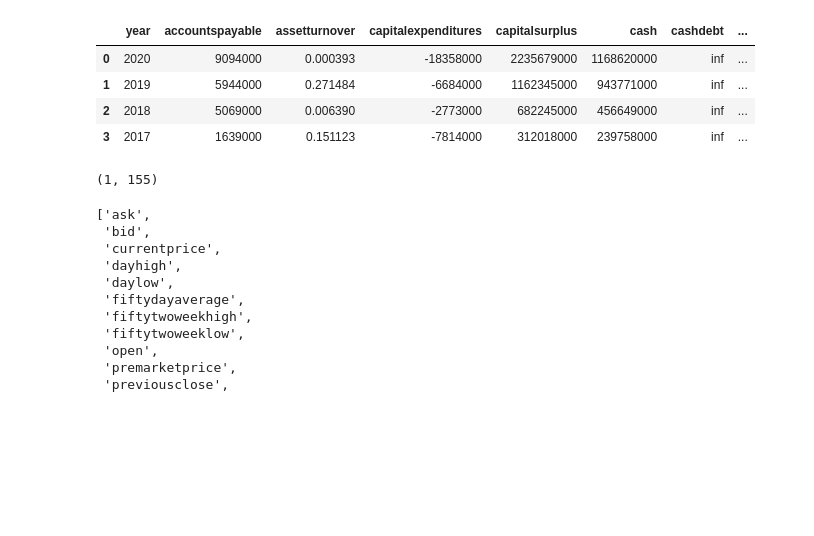
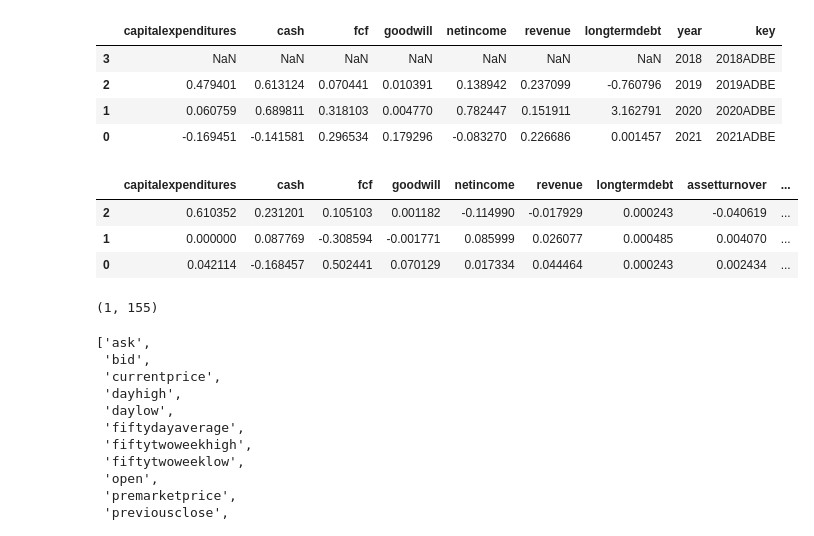
Before and after one commit to Michiel-DK/tracker, a Jupyter notebook: notebooks/try2.ipynb, the cells around one changed output. Cells and saved outputs as stored; diff of their text form; code cells hidden in the pictures; blank space fills up the shorter version.

Commit message:
added growth

```diff
--- a/notebooks/try2.ipynb
+++ b/notebooks/try2.ipynb
@@ -10,7 +7,7 @@ The autoreload extension is already loaded. To reload it, use:
 # %%
 pd.set_option("display.max_rows", None, "display.max_columns", None)
 # %%
-adbe = Yahoo('CRSP')
+adbe = Yahoo('ADBE', timing='q')
 # %%
 adbe.get_financials()
 # %% [output]
@@ -22,11 +51,25 @@ adbe.get_financials()
+# %%
+growth = fundamentals[['capitalexpenditures', 'cash', 'fcf', 'goodwill', 'netincome', 'revenue', 'longtermdebt']].pct_change()
+growth['year'] = fundamentals['year']
+growth['key'] = fundamentals['key']
+growth
+
+
+#[['assetturnover', 'fcfmargin', 'netmargin', 'operatingmargin', 'roa', 'roe', 'roic']]
+#[['currentratio', 'financialleverage', 'receivablessales', 'debtequity', 'equityasset', 'goodwillassets']]
+# %% [output]
+|  | capitalexpenditures | cash | fcf | goodwill | netincome | revenue | longtermdebt | year | key |
+| 3 | NaN | NaN | NaN | NaN | NaN | NaN | NaN | 2018 | 2018ADBE |
+| 2 | 0.479401 | 0.613124 | 0.070441 | 0.010391 | 0.138942 | 0.237099 | -0.760796 | 2019 | 2019ADBE |
+| 1 | 0.060759 | 0.689811 | 0.318103 | 0.004770 | 0.782447 | 0.151911 | 3.162791 | 2020 | 2020ADBE |
+| 0 | -0.169451 | -0.141581 | 0.296534 | 0.179296 | -0.083270 | 0.226686 | 0.001457 | 2021 | 2021ADBE |
 # %%
-adbe.get_fundamentals()
+adbe.get_growth()
 # %% [output]
-|  | year | accountspayable | assetturnover | capitalexpenditures | capitalsurplus | cash | cashdebt | ... |
-| 0 | 2020 | 9094000 | 0.000393 | -18358000 | 2235679000 | 1168620000 | inf | ... |
-| 1 | 2019 | 5944000 | 0.271484 | -6684000 | 1162345000 | 943771000 | inf | ... |
-| 2 | 2018 | 5069000 | 0.006390 | -2773000 | 682245000 | 456649000 | inf | ... |
-| 3 | 2017 | 1639000 | 0.151123 | -7814000 | 312018000 | 239758000 | inf | ... |
+|  | capitalexpenditures | cash | fcf | goodwill | netincome | revenue | longtermdebt | assetturnover | ... |
+| 2 | 0.610352 | 0.231201 | 0.105103 | 0.001182 | -0.114990 | -0.017929 | 0.000243 | -0.040619 | ... |
+| 1 | 0.000000 | 0.087769 | -0.308594 | -0.001771 | 0.085999 | 0.026077 | 0.000485 | 0.004070 | ... |
+| 0 | 0.042114 | -0.168457 | 0.502441 | 0.070129 | 0.017334 | 0.044464 | 0.000243 | 0.002434 | ... |
 # %%
 info = adbe.get_info()
 # %%
```
Also changed, not shown: parts of 8 cells of this notebook, 3 other files.
